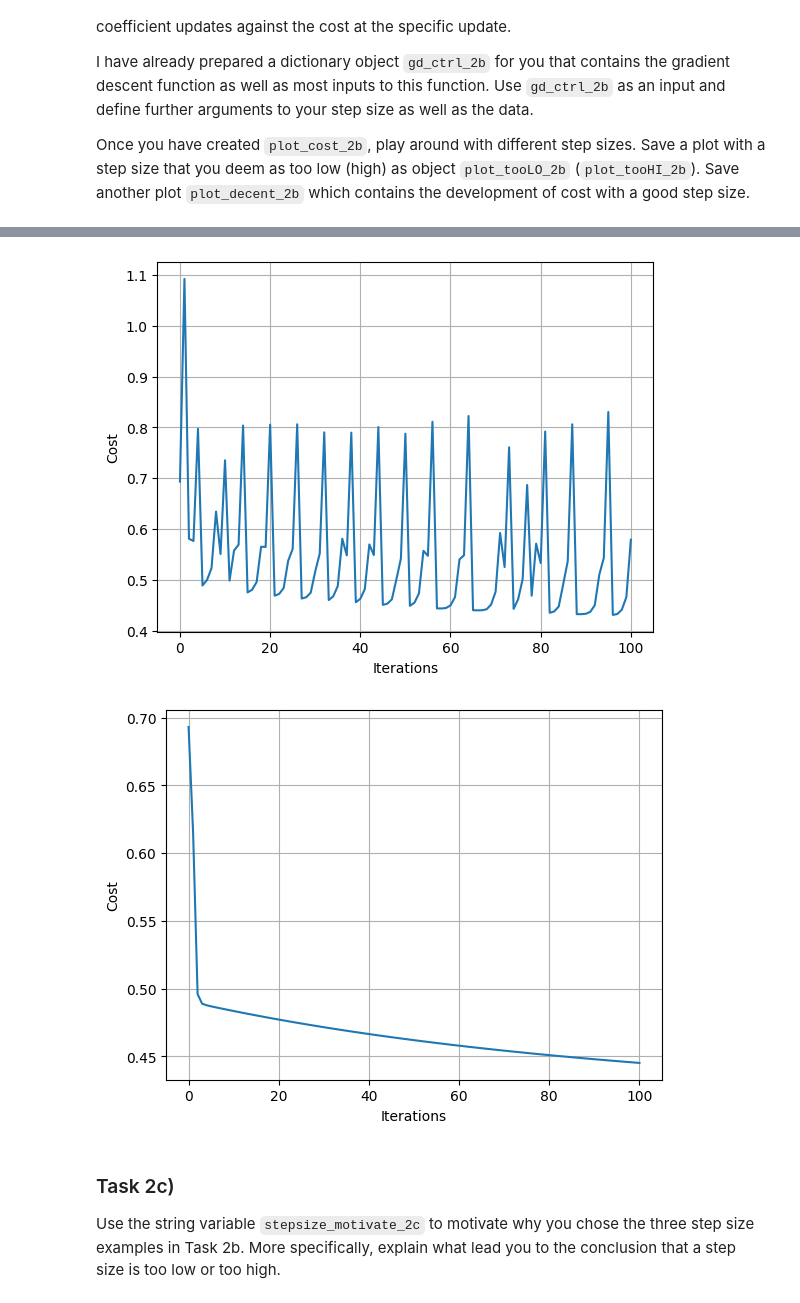
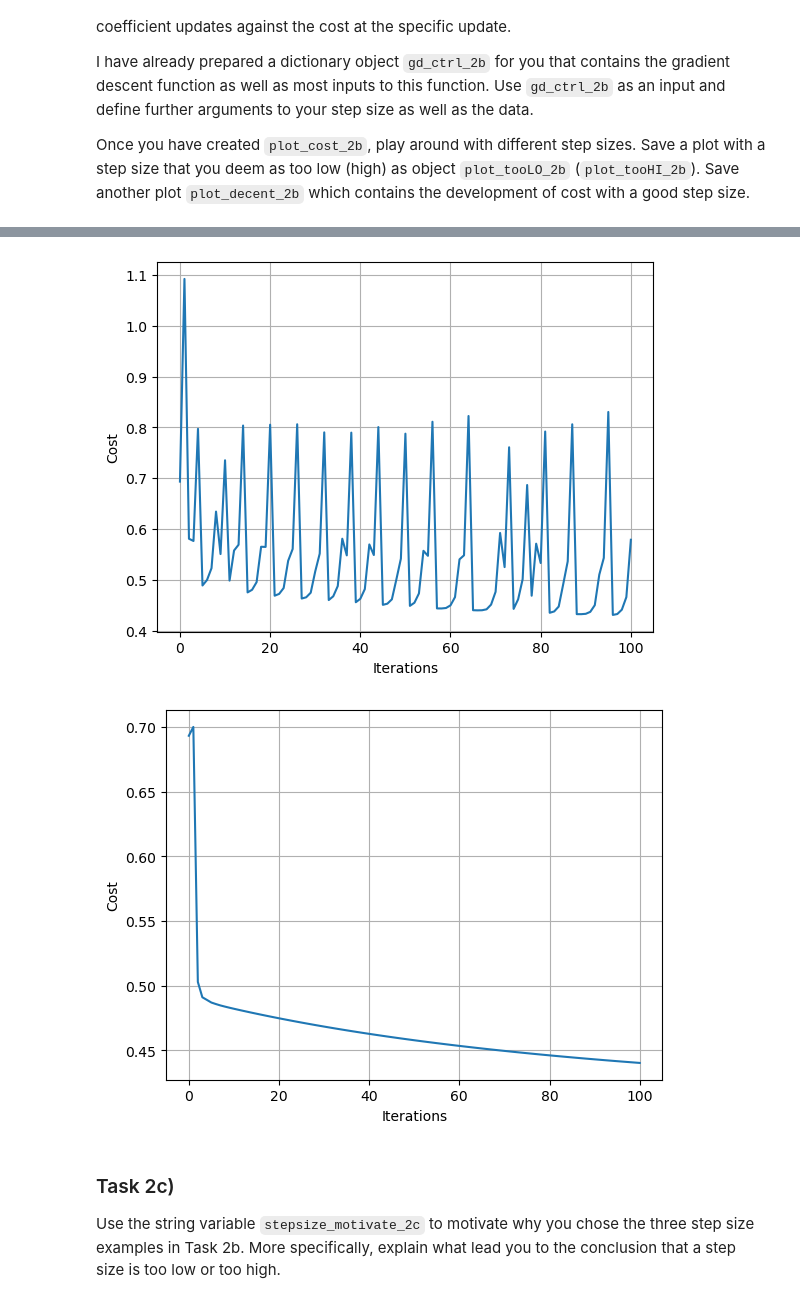
Before and after one commit to sarakopelman/STAN51, a Jupyter notebook: A5/A5_group23.ipynb, the cells around one changed output, grey strips where cells are left out. Drawn from its saved outputs; the diff is of its cells as text; code cells hidden in the pictures.

```diff
--- a/A5/A5_group23.ipynb
+++ b/A5/A5_group23.ipynb
@@ -155,22 +155,18 @@ def grad_desc(par, fn, gr, stepsize, maxitr=5000, tol=1e-6, y=None, X=None):
     fn_path   = [fn(theta=par, X=X, y=y)]
 
     # Start writing stuff here
-    path_list = [coef_path]
-    upd_list = []
-
     itr = maxitr
 
     for i in range(maxitr):
-        path_list.append(path_list[i] - stepsize*gr(path_list[i], X = X, y =y)[:,None])
-        upd_list.append((path_list[i+1] - path_list[i])[:,None])
-        fn_path.append(fn(theta = path_list[i+1], X=X, y=y))
+        update = stepsize * gr(coef_path[:, -1], X=X, y=y)
+        new_theta = coef_path[:, -1] - update
+        coef_path = np.hstack([coef_path, new_theta[:, None]])
+        coef_upd  = np.hstack([coef_upd, update[:, None]])
+        fn_path.append(fn(new_theta, X=X, y=y))
 
-        if np.linalg.norm(path_list[i+1]) < tol:
+        if np.linalg.norm(update) < tol:
             itr = i + 1
             break
-
-    coef_path = np.hstack(path_list)
-    coef_upd = np.hstack(upd_list)
 
     # Don't change anything here
     return {
@@ -193,35 +189,35 @@ Once you have created `plot_cost_2b`, play around with different step sizes. Sav
 gd_ctrl_2b = {
     'par': np.array([0, 0, 0]),
     'fn': cost_logistic_1a,
     'gr': grad_logistic_1b,
     'gd_fun': grad_desc,
     'maxitr': 100
 }
 
 
 
 def plot_cost_2b(y, X, par, fn, gr, gd_fun, maxitr, stepsize, tol= 1e-6):
     cost_function = gd_fun(par = par, fn = fn, gr = gr , stepsize= stepsize, tol = tol, y=y, X = X, maxitr = maxitr)
     cost_value = cost_function["fun_path"]
 
     plt.plot(cost_value)
     plt.xlabel("Iterations")
     plt.ylabel("Cost")
     plt.grid(True)
     plt.show()
 
 
 
 # Step size too low:
 plot_tooLO2b = plot_cost_2b(**gd_ctrl_2b, stepsize = 0.001, y = y, X = X)
 # Step size too high:
 plot_tooHI2b = plot_cost_2b(**gd_ctrl_2b, stepsize = 0.5, y = y, X = X)
 # Steo size quite ok:
-plot_decent_2b = plot_cost_2b(**gd_ctrl_2b, stepsize = 0.25, y = y, X = X)
+plot_decent_2b = plot_cost_2b(**gd_ctrl_2b, stepsize = 0.3, y = y, X = X)
 # %% [output]
 [figure]
 [figure]
-[figure, old version]
+[figure, new version]
 # %% [markdown]
 ### Task 2c)
 
```
Also changed, not shown: parts of 4 cells of this notebook.
